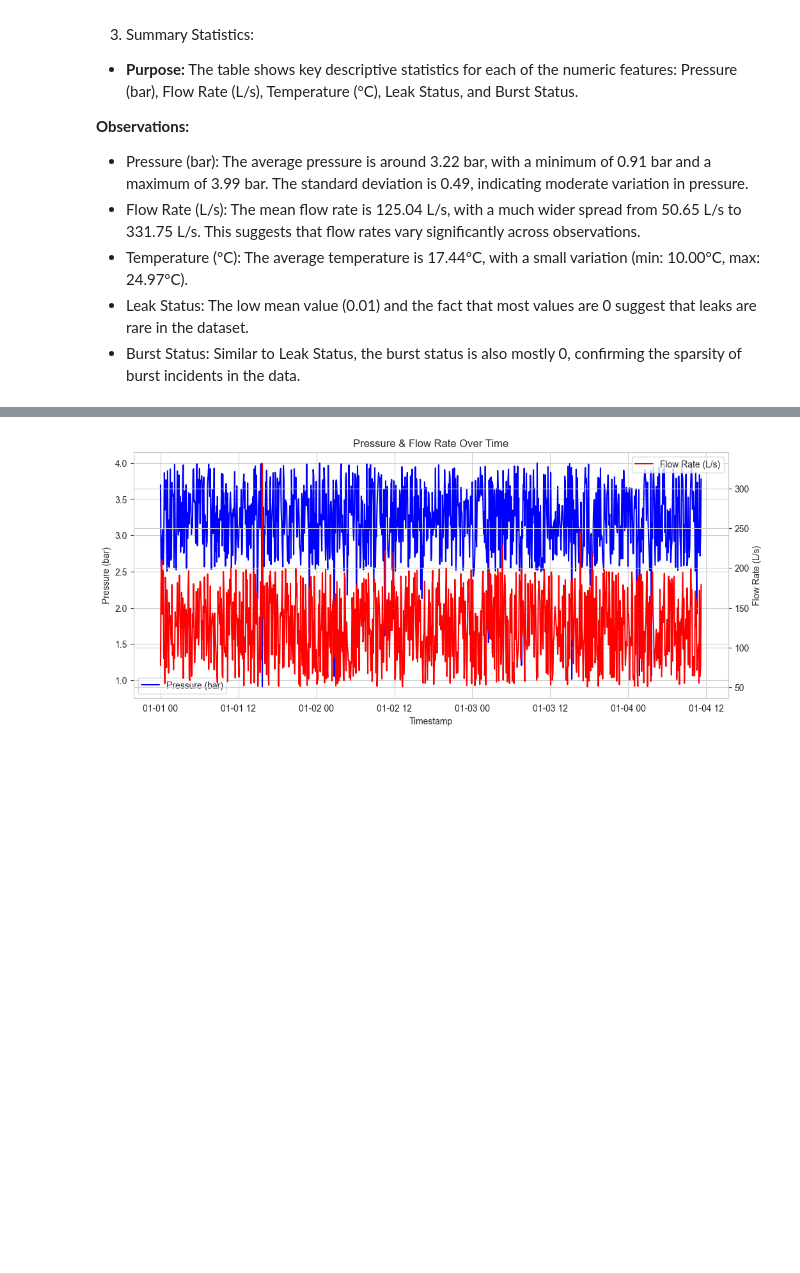
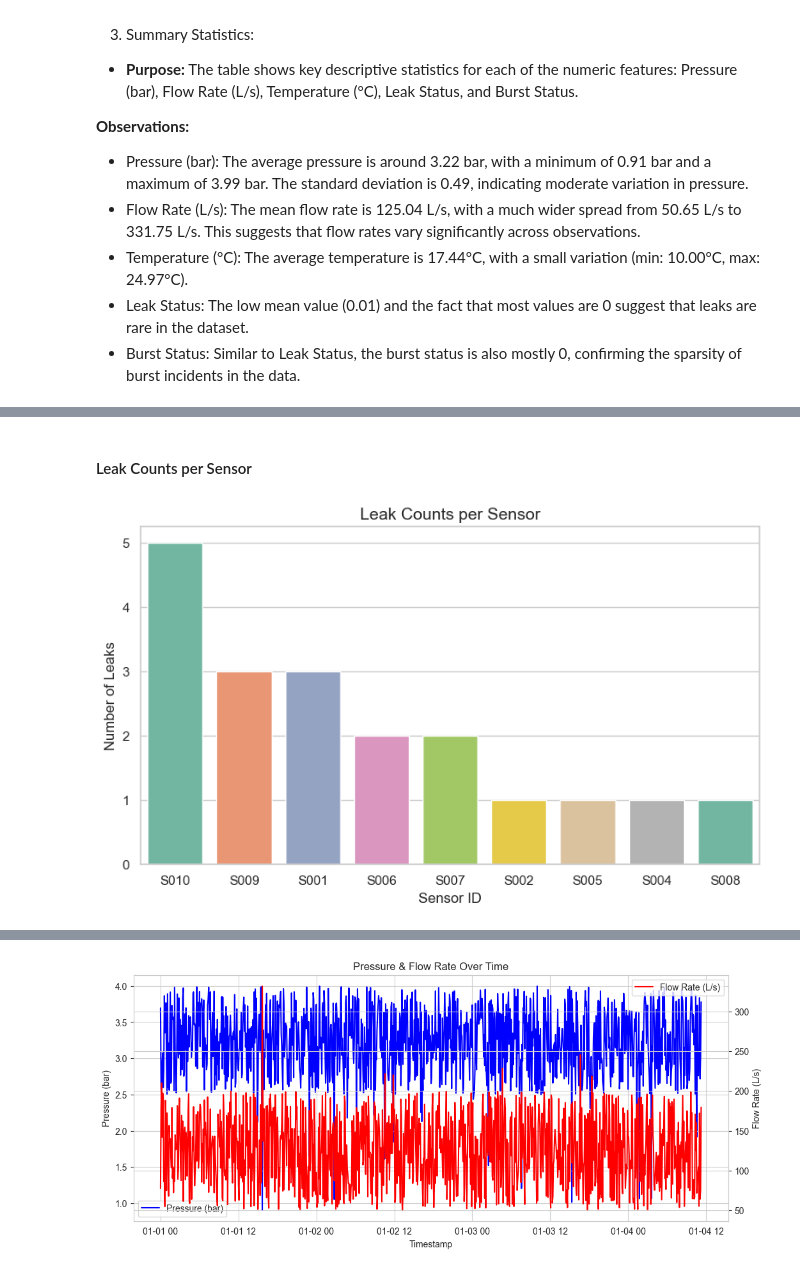
Before and after one commit to CSCN8040-Water-Wastage-in-Urban-Areas/Reducing-Water-Wastage-in-Urban-Areas, a Jupyter notebook: Reducing_Water_Wastage.ipynb, the cells around one changed output, grey strips where cells are left out. Saved outputs shown, nothing was run; the diff lists cells and outputs as text; code cells hidden in the pictures; blank space fills up the shorter version.

```diff
--- a/Reducing_Water_Wastage.ipynb
+++ b/Reducing_Water_Wastage.ipynb
@@ -224,0 +311,17 @@ From the EDA images, here’s a breakdown of what each part shows:
+# %% [markdown]
+#### Leak Counts per Sensor
+# %%
+# Prepare data
+leak_counts = df[df['Leak Status'] == 1]['Sensor_ID'].value_counts().reset_index()
+leak_counts.columns = ['Sensor_ID', 'Leak_Count']
+
+# Plot with hue assigned to avoid warning
+plt.figure(figsize=(8, 5))
+sns.barplot(data=leak_counts, x='Sensor_ID', y='Leak_Count', hue='Sensor_ID', palette="Set2", legend=False)
+plt.title('Leak Counts per Sensor', fontsize=14)
+plt.xlabel('Sensor ID', fontsize=12)
+plt.ylabel('Number of Leaks', fontsize=12)
+plt.tight_layout()
+plt.show()
+# %% [output]
+[figure, added]
```
Also changed, not shown: parts of 57 cells of this notebook.
